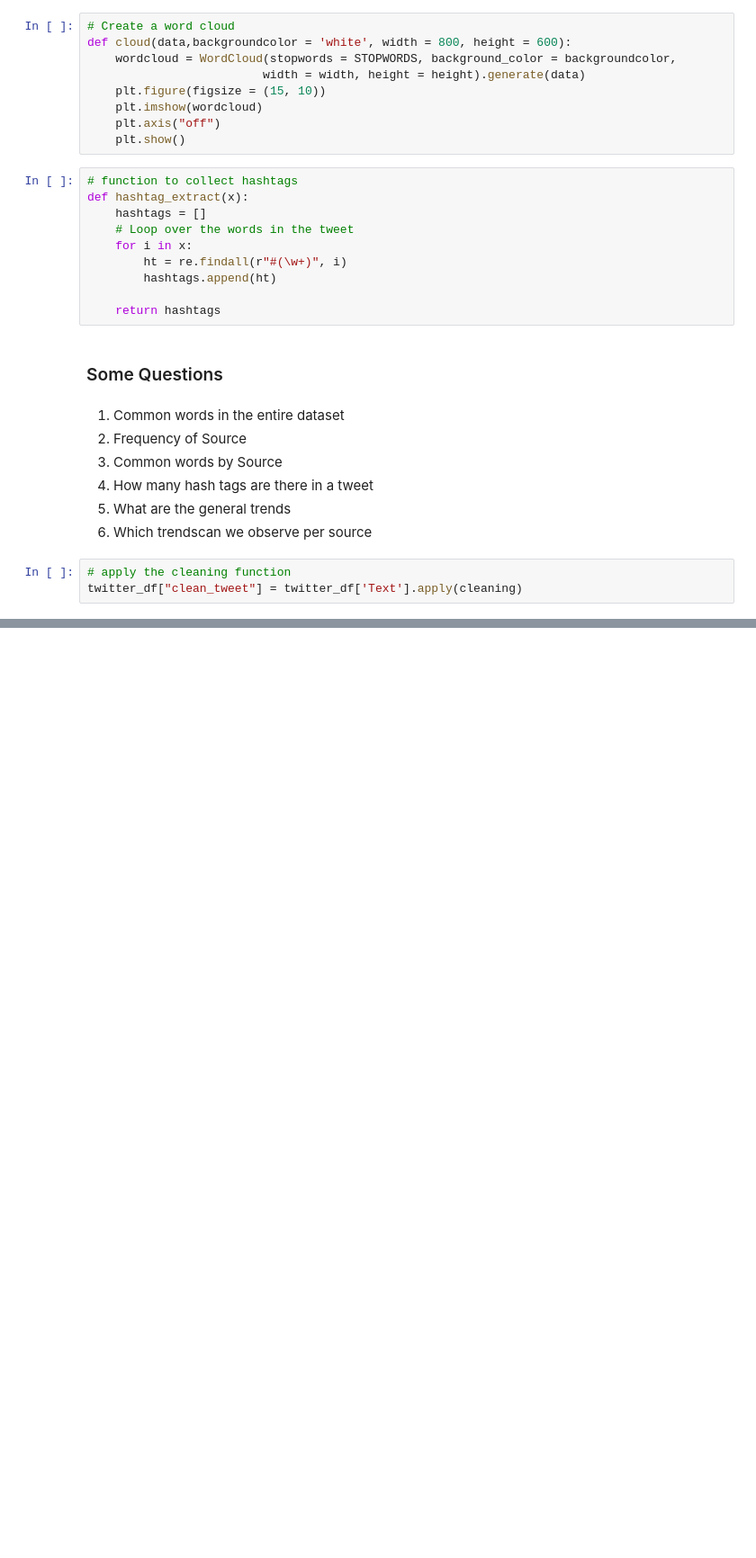
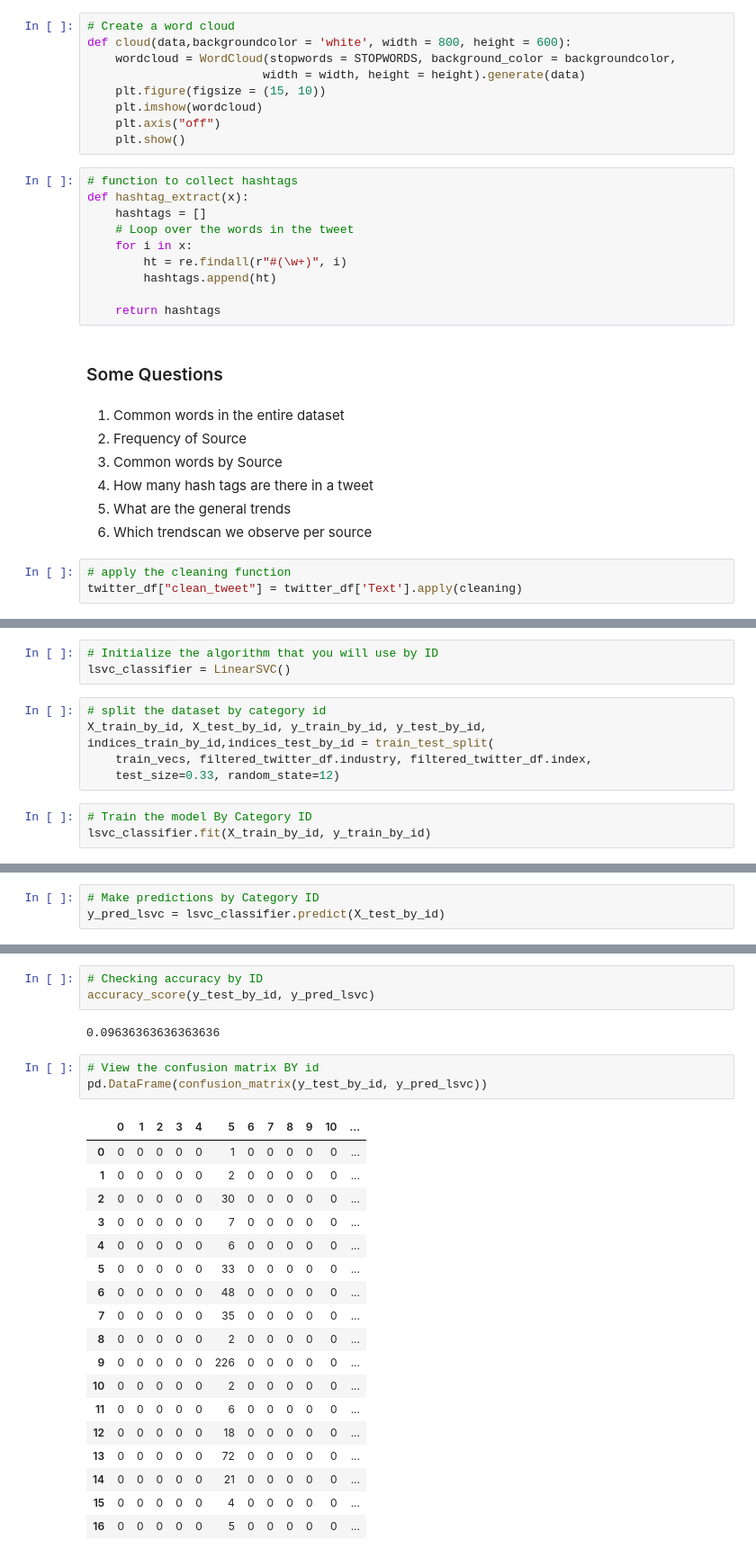
Before and after one commit to A4Ayub/Machine-Learning-Class-Sessions, a Jupyter notebook: Natural Language Processing - NLP/Building A Retrieval Based Chatbot/twitter-job-hunter-chatbot-modeling.ipynb, the cells around one changed output, grey strips where cells are left out. Shown: that part at 90% size. Saved outputs shown, nothing was run; the diff lists cells and outputs as text; blank space fills up the shorter version.

Commit message:
Added building a classification model using topics

```diff
--- a/Natural Language Processing - NLP/Building A Retrieval Based Chatbot/twitter-job-hunter-chatbot-modeling.ipynb
+++ b/Natural Language Processing - NLP/Building A Retrieval Based Chatbot/twitter-job-hunter-chatbot-modeling.ipynb
@@ -174,0 +519,11 @@ cloud(' '.join(twitter_df['clean_tweet']))
+# %%
+# Initialize the algorithm that you will use by ID
+lsvc_classifier = LinearSVC()
+# %%
+# split the dataset by category id
+X_train_by_id, X_test_by_id, y_train_by_id, y_test_by_id, indices_train_by_id,indices_test_by_id = train_test_split(
+    train_vecs, filtered_twitter_df.industry, filtered_twitter_df.index,
+    test_size=0.33, random_state=12)
+# %%
+# Train the model By Category ID
+lsvc_classifier.fit(X_train_by_id, y_train_by_id)
@@ -174,0 +535,3 @@ cloud(' '.join(twitter_df['clean_tweet']))
+# %%
+# Make predictions by Category ID
+y_pred_lsvc = lsvc_classifier.predict(X_test_by_id)
@@ -174,0 +559,27 @@ cloud(' '.join(twitter_df['clean_tweet']))
+# %%
+# Checking accuracy by ID
+accuracy_score(y_test_by_id, y_pred_lsvc)
+# %% [output]
+0.09636363636363636
+# %%
+# View the confusion matrix BY id
+pd.DataFrame(confusion_matrix(y_test_by_id, y_pred_lsvc))
+# %% [output]
+|  | 0 | 1 | 2 | 3 | 4 | 5 | 6 | 7 | 8 | 9 | 10 | ... |
+| 0 | 0 | 0 | 0 | 0 | 0 | 1 | 0 | 0 | 0 | 0 | 0 | ... |
+| 1 | 0 | 0 | 0 | 0 | 0 | 2 | 0 | 0 | 0 | 0 | 0 | ... |
+| 2 | 0 | 0 | 0 | 0 | 0 | 30 | 0 | 0 | 0 | 0 | 0 | ... |
+| 3 | 0 | 0 | 0 | 0 | 0 | 7 | 0 | 0 | 0 | 0 | 0 | ... |
+| 4 | 0 | 0 | 0 | 0 | 0 | 6 | 0 | 0 | 0 | 0 | 0 | ... |
+| 5 | 0 | 0 | 0 | 0 | 0 | 33 | 0 | 0 | 0 | 0 | 0 | ... |
+| 6 | 0 | 0 | 0 | 0 | 0 | 48 | 0 | 0 | 0 | 0 | 0 | ... |
+| 7 | 0 | 0 | 0 | 0 | 0 | 35 | 0 | 0 | 0 | 0 | 0 | ... |
+| 8 | 0 | 0 | 0 | 0 | 0 | 2 | 0 | 0 | 0 | 0 | 0 | ... |
+| 9 | 0 | 0 | 0 | 0 | 0 | 226 | 0 | 0 | 0 | 0 | 0 | ... |
+| 10 | 0 | 0 | 0 | 0 | 0 | 2 | 0 | 0 | 0 | 0 | 0 | ... |
+| 11 | 0 | 0 | 0 | 0 | 0 | 6 | 0 | 0 | 0 | 0 | 0 | ... |
+| 12 | 0 | 0 | 0 | 0 | 0 | 18 | 0 | 0 | 0 | 0 | 0 | ... |
+| 13 | 0 | 0 | 0 | 0 | 0 | 72 | 0 | 0 | 0 | 0 | 0 | ... |
+| 14 | 0 | 0 | 0 | 0 | 0 | 21 | 0 | 0 | 0 | 0 | 0 | ... |
+| 15 | 0 | 0 | 0 | 0 | 0 | 4 | 0 | 0 | 0 | 0 | 0 | ... |
+| 16 | 0 | 0 | 0 | 0 | 0 | 5 | 0 | 0 | 0 | 0 | 0 | ... |
```
Also changed, not shown: parts of 83 cells of this notebook.
